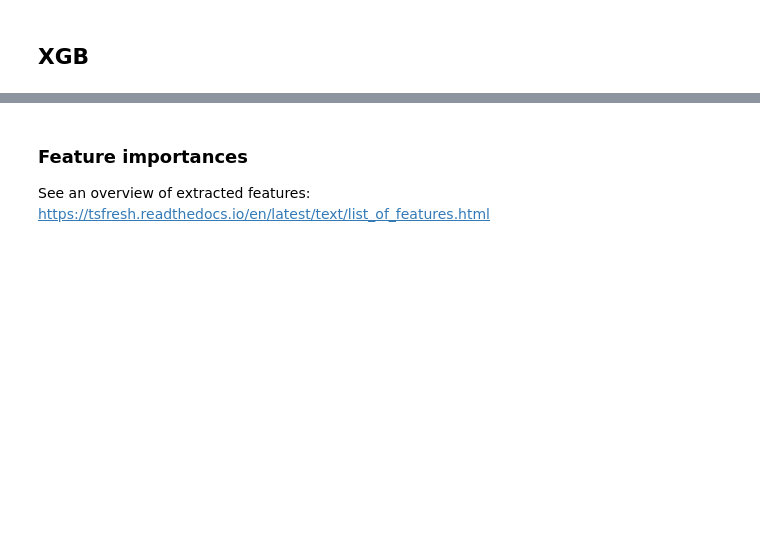
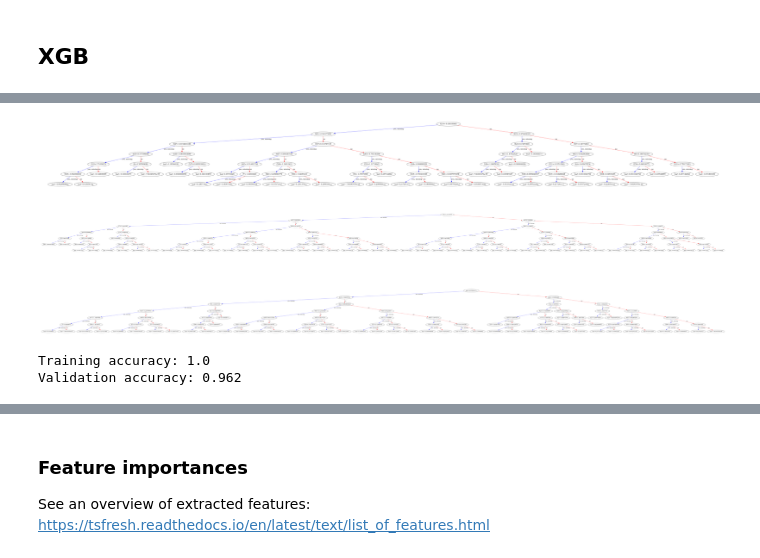
Before and after one commit to DanHarJor/CompLabB-UNIPD-TeamDream, a Jupyter notebook: Jake/ex4/ex4_jake.ipynb, the cells around one changed output, grey strips where cells are left out. Cells and saved outputs as stored; diff of their text form; code cells hidden in the pictures; blank space fills up the shorter version.

```diff
--- a/Jake/ex4/ex4_jake.ipynb
+++ b/Jake/ex4/ex4_jake.ipynb
@@ -105,11 +103,23 @@ df
 | 599999 | 9999 | 59 | 2977349.0 |
 600000 rows × 3 columns
 # %%
-#extract features
-x_features = extract_features(
+import os.path
+import pickle
+
+!mkdir varibles
+file_found = os.path.isfile('\\varibles\\x_features.pkl')#starts in PWD by default
+if file_found:
+    print('file found')
+    with open('\\varibles\\x_features.pkl', 'rb') as file:
+        x_features = pickle.load(file)
+else:
+    print('file needed')
+    x_features = extract_features(
                             df, #our dataframe
                             column_id='id', #sample id, from 0 to N
                             column_sort='time', #timestep, from 0 to t
                             column_kind=None, #we have only one feature
                             column_value='value', #value of input
-                            n_jobs=4) #number of cores
+                            n_jobs=-1) # -1 Max number of cores
+    with open('\\varibles\\x_features.pkl', 'wb') as file:
+        pickle.dump(x_features, file)
@@ -167,12 +236,14 @@ model.fit(x_train.values,y_train)
 # %%
 #plot tree
 
-# fig, AX = plt.subplots(3,1,figsize=(30, 10))
-# for i in range(3):
-#     ax=AX[i]
-#     plot_tree(model, num_trees=i, ax=ax)
+fig, AX = plt.subplots(3,1,figsize=(30, 10))
+for i in range(3):
+    ax=AX[i]
+    plot_tree(model, num_trees=i, ax=ax)
 
-# fig.savefig("DATA/trees-time-ser.png", dpi=300, pad_inches=0.02)
+fig.savefig("DATA/trees-time-ser.png", dpi=600, pad_inches=0.02)
+# %% [output]
+[figure, added]
 # %%
 from sklearn.metrics import accuracy_score
 
@@ -192,6 +263,9 @@ acc_val = accuracy_score(y_val,y_pred_val)
 #print accuracies
 print('Training accuracy:',acc_train)
 print('Validation accuracy:',acc_val)
+# %% [output]
+Training accuracy: 1.0
+Validation accuracy: 0.962
 # %%
 import seaborn as sns
 from sklearn import metrics
```
Also changed, not shown: parts of 13 cells of this notebook, 28 other files.
